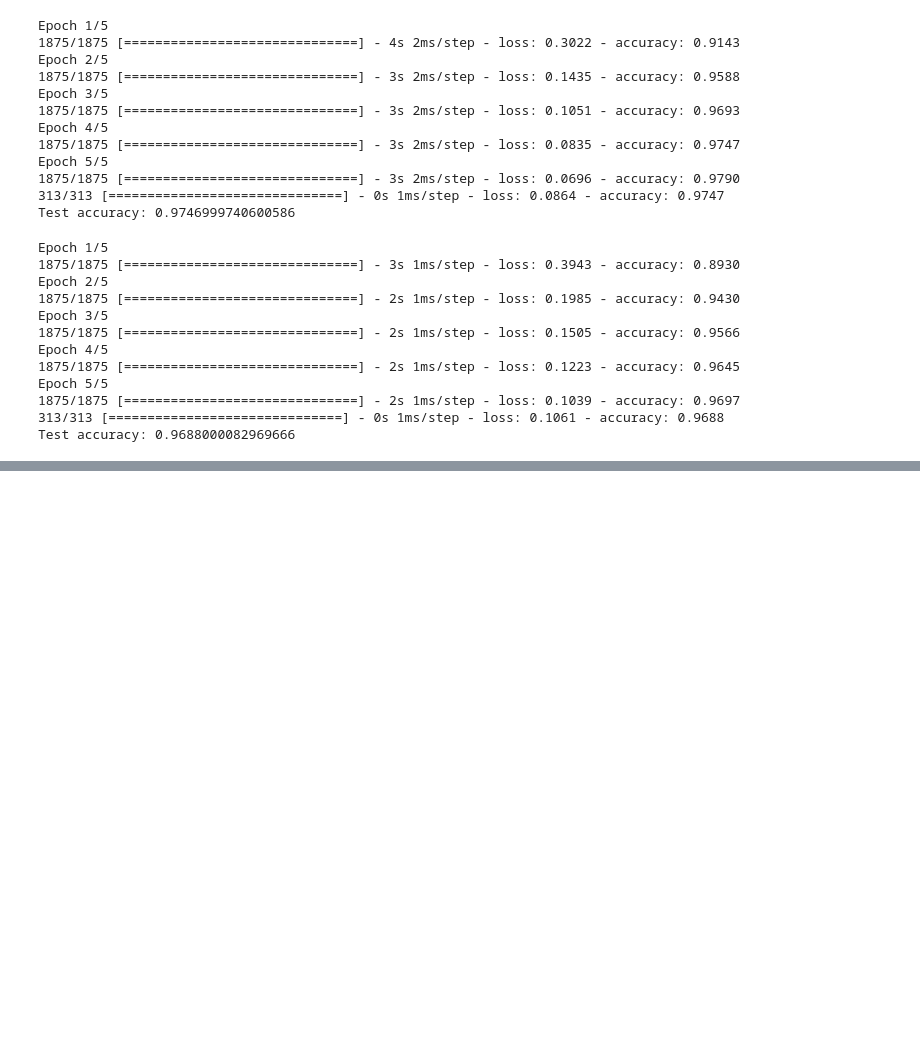
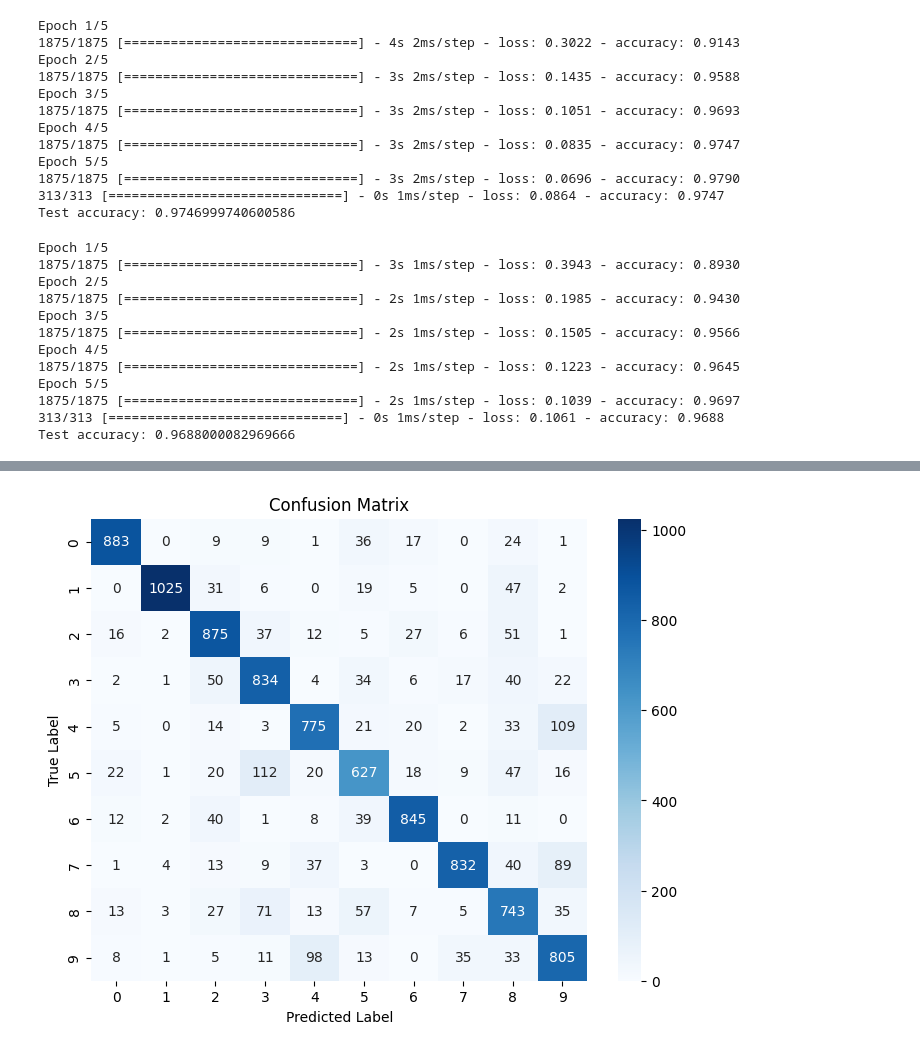
Before and after one commit to NaomyChemungor/AI_Autumn2023, a Jupyter notebook: AI_Project.ipynb, the cells around one changed output, grey strips where cells are left out. Cells and saved outputs as stored; diff of their text form; code cells hidden in the pictures; blank space fills up the shorter version.

```diff
--- a/AI_Project.ipynb
+++ b/AI_Project.ipynb
@@ -418,5 +424,5 @@ Average F1 Score: 0.9694
 # %%
-#Bayesian Three
+#Naive Bayesian Classification on original data
 from collections import defaultdict
 
 class NaiveBayesClassifier:
@@ -463,11 +469,7 @@ class NaiveBayesClassifier:
 nb_classifier = NaiveBayesClassifier()
 
 # Train the classifier
-nb_classifier.train(X_train_res16_flat, y_train)
+nb_classifier.train(X_train_flat, y_train)
 
 # Make predictions on test data
-predictions = nb_classifier.predict(X_test_res16_flat)
-
-# Calculate accuracy
-acc = nb_classifier.accuracy(y_test, predictions)
-print(f"Accuracy: {acc * 100:.2f}%")
+predictions = nb_classifier.predict(X_train_flat)
@@ -475,0 +476,7 @@ Accuracy: 75.42%
+# %%
+# Make predictions on test data
+predictions = nb_classifier.predict(X_test_flat)
+
+# Calculate accuracy
+acc = nb_classifier.accuracy(y_test, predictions)
+print(f"Accuracy: {acc * 100:.2f}%")
@@ -475,0 +510,23 @@ Accuracy: 75.42%
+# %%
+from sklearn.metrics import confusion_matrix
+
+unique_classes = np.unique(y_test)
+combined_conf_matrix = np.zeros((len(unique_classes), len(unique_classes)), dtype=int)
+
+for i, true_cls in enumerate(unique_classes):
+    cls_indices = y_test == true_cls
+    cls_predictions = np.array(predictions)[cls_indices]
+    cls_labels = y_test[cls_indices]
+
+    cls_conf_matrix = confusion_matrix(cls_labels, cls_predictions, labels=unique_classes)
+    combined_conf_matrix[i, :] = cls_conf_matrix[i, :]
+
+# Display the combined confusion matrix
+plt.figure(figsize=(8, 6))
+sns.heatmap(combined_conf_matrix, annot=True, cmap='Blues', fmt='d', xticklabels=unique_classes, yticklabels=unique_classes)
+plt.title('Confusion Matrix')
+plt.xlabel('Predicted Label')
+plt.ylabel('True Label')
+plt.show()
+# %% [output]
+[figure, added]
```
Also changed, not shown: parts of 12 cells of this notebook.
